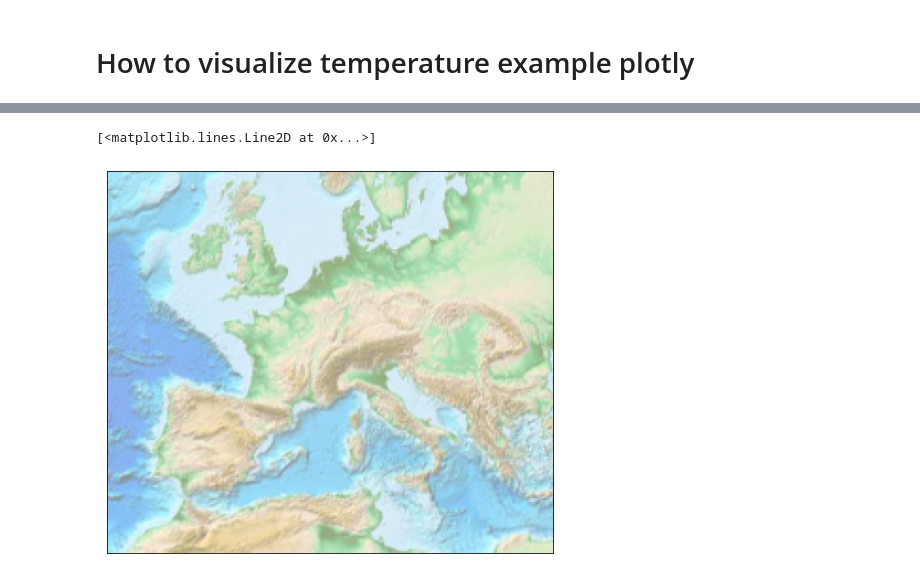
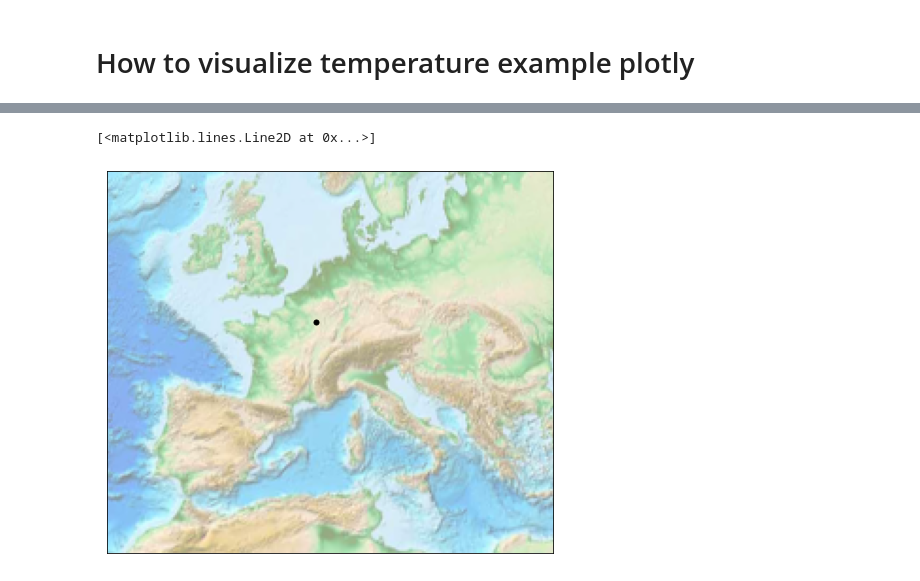
Before and after one commit to bonserem/streaming-final, a Jupyter notebook: code/callOpensense_addedWidgets.ipynb, the cells around one changed output, grey strips where cells are left out. Saved outputs shown, nothing was run; the diff lists cells and outputs as text; code cells hidden in the pictures.

```diff
--- a/code/callOpensense_addedWidgets.ipynb
+++ b/code/callOpensense_addedWidgets.ipynb
@@ -190,15 +198,15 @@ fig.show()
 # %%
 fig = plt.figure(figsize=(8, 8))
 m = Basemap(projection='lcc', resolution=None,
             width=3.5E6, height=3E6,
             lat_0=46.3, lon_0=6.68,)
 m.etopo(scale=0.5, alpha=0.5)
 
 # Map (long, lat) to (x, y) for plotting
-x, y = m(47.55839, 7.57327)
+x, y = m(7.57327, 47.55839)
 plt.plot(y, x, 'ok', markersize=5)
 
 #llcrnrlon=6.68, llcrnrlat=46.3, urcrnrlon=8.7, urcrnrlat=47.32
 # %% [output]
 [<matplotlib.lines.Line2D at 0x...>]
-[figure, old version]
+[figure, new version]
```
Also changed, not shown: parts of 2 cells of this notebook.
